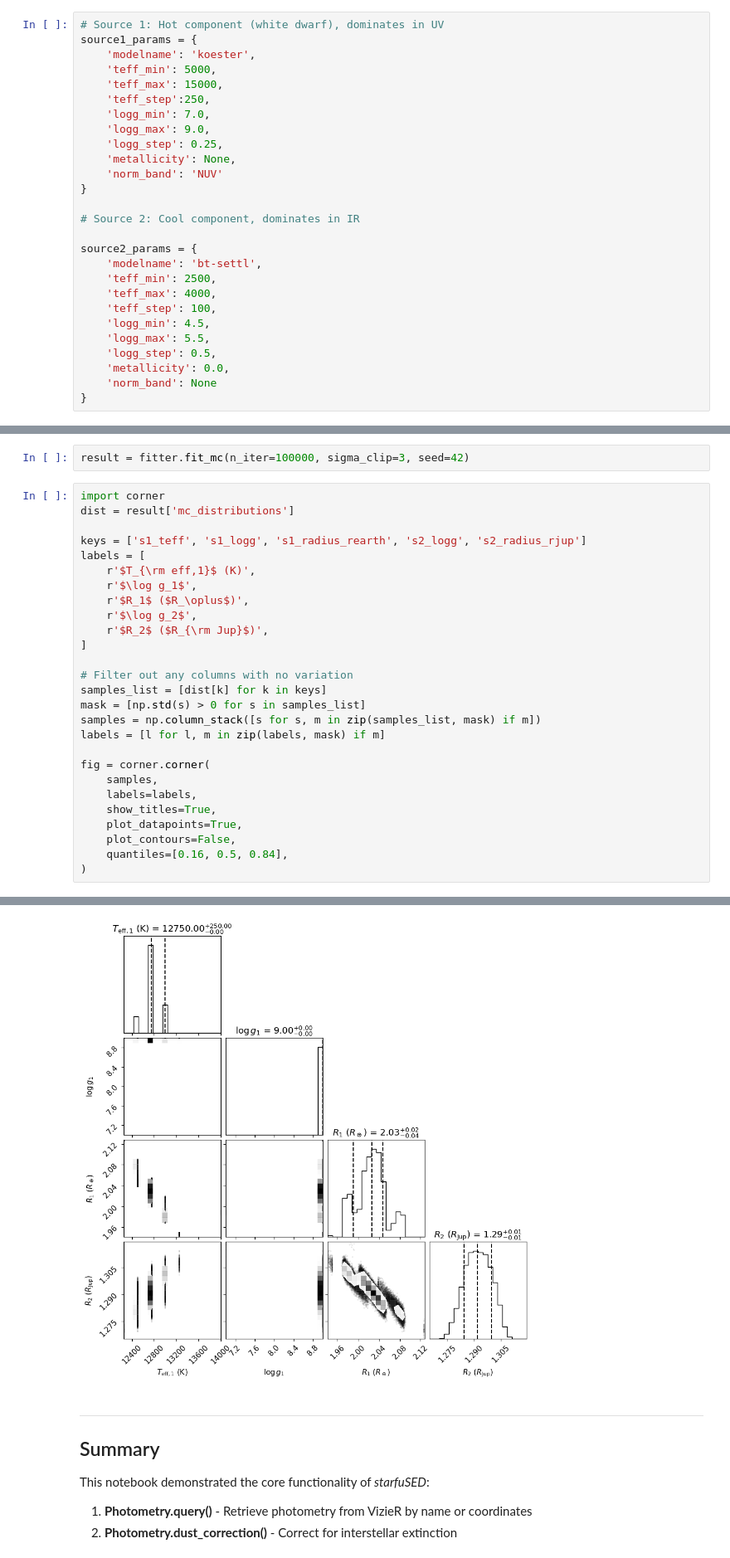
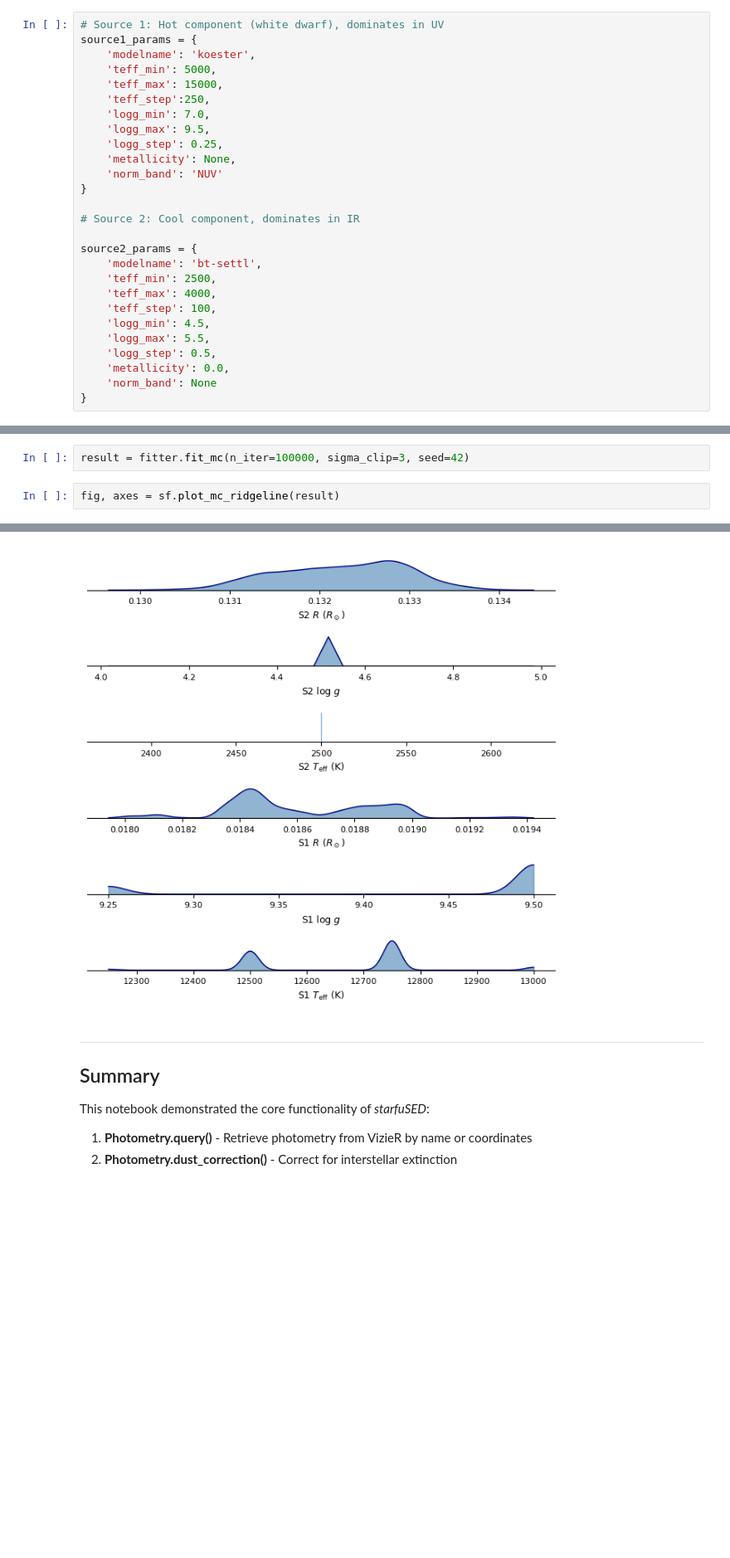
Before and after one commit to ritviksainarayan/starfuSED, a Jupyter notebook: example_usage.ipynb, the cells around one changed output, grey strips where cells are left out. Shown at 83% size. Drawn from its saved outputs; the diff is of its cells as text; blank space fills up the shorter version.

```diff
--- a/example_usage.ipynb
+++ b/example_usage.ipynb
@@ -339,7 +339,7 @@ source1_params = {
     'teff_max': 15000,
     'teff_step':250,
     'logg_min': 7.0,
-    'logg_max': 9.0,
+    'logg_max': 9.5,
     'logg_step': 0.25,
     'metallicity': None,
     'norm_band': 'NUV'
@@ -430,30 +430,5 @@ pprint.pprint(binary_result)
 # %%
 result = fitter.fit_mc(n_iter=100000, sigma_clip=3, seed=42)
 # %%
-import corner
-dist = result['mc_distributions']
-
-keys = ['s1_teff', 's1_logg', 's1_radius_rearth', 's2_logg', 's2_radius_rjup']
-labels = [
-    r'$T_{\rm eff,1}$ (K)',
-    r'$\log g_1$',
-    r'$R_1$ ($R_\oplus$)',
-    r'$\log g_2$',
-    r'$R_2$ ($R_{\rm Jup}$)',
-]
-
-# Filter out any columns with no variation
-samples_list = [dist[k] for k in keys]
-mask = [np.std(s) > 0 for s in samples_list]
-samples = np.column_stack([s for s, m in zip(samples_list, mask) if m])
-labels = [l for l, m in zip(labels, mask) if m]
-
-fig = corner.corner(
-    samples,
-    labels=labels,
-    show_titles=True,
-    plot_datapoints=True,
-    plot_contours=False,
-    quantiles=[0.16, 0.5, 0.84],
-)
+fig, axes = sf.plot_mc_ridgeline(result)
 # %% [output]
@@ -461,4 +435,4 @@ WARNING:root:Too few points to create valid contours
-[figure, old version]
+[figure, new version]
 # %% [markdown]
 ---
 ## Summary
```
Also changed, not shown: parts of 4 cells of this notebook.
